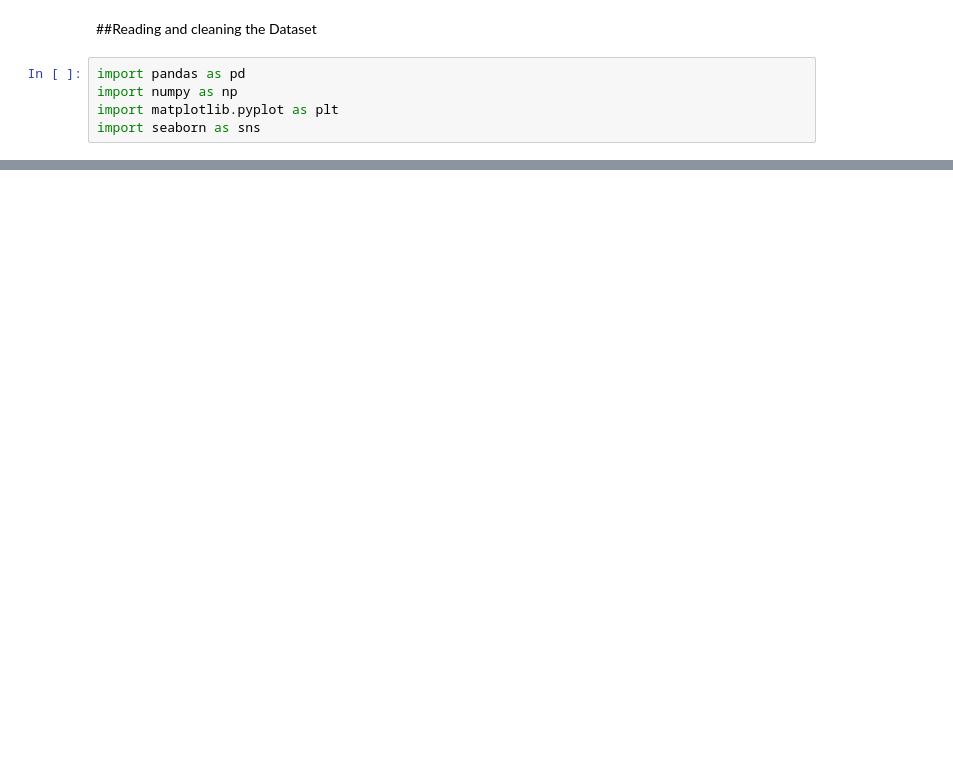
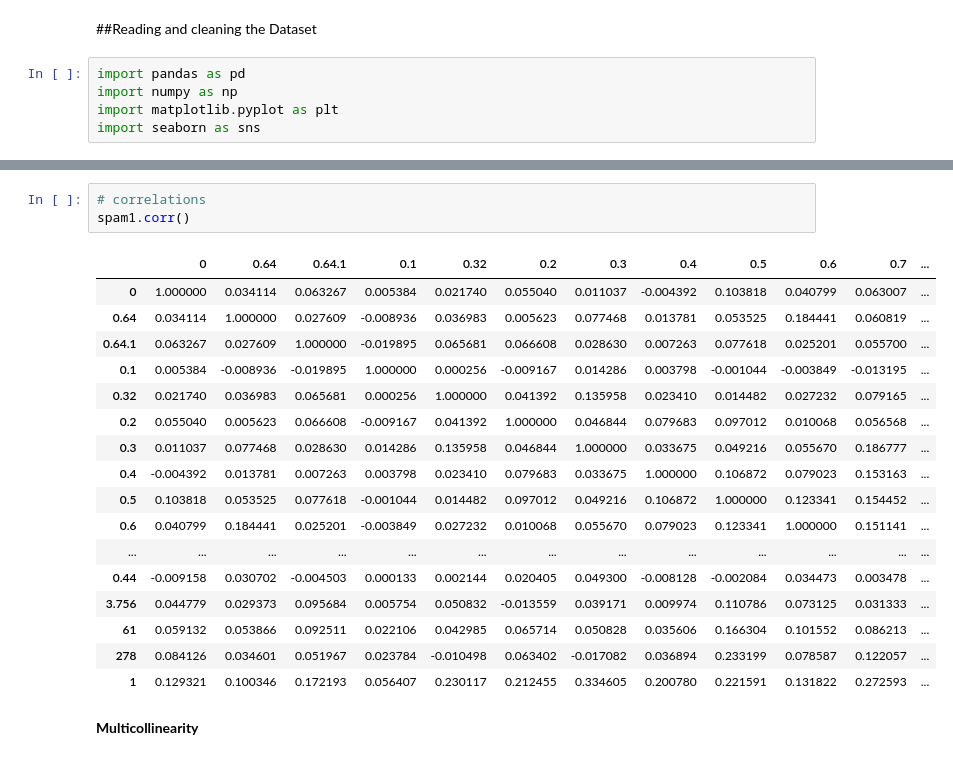
Before and after one commit to abdullatif14/KNN-and-Naive-Bayes-week9, a Jupyter notebook: Naive_Bayes.ipynb, the cells around one changed output, grey strips where cells are left out. Saved outputs shown, nothing was run; the diff lists cells and outputs as text; blank space fills up the shorter version.

```diff
--- a/Naive_Bayes.ipynb
+++ b/Naive_Bayes.ipynb
@@ -19,0 +180,23 @@ df.head()
+# %%
+# correlations
+spam1.corr()
+# %% [output]
+|  | 0 | 0.64 | 0.64.1 | 0.1 | 0.32 | 0.2 | 0.3 | 0.4 | 0.5 | 0.6 | 0.7 | ... |
+| 0 | 1.000000 | 0.034114 | 0.063267 | 0.005384 | 0.021740 | 0.055040 | 0.011037 | -0.004392 | 0.103818 | 0.040799 | 0.063007 | ... |
+| 0.64 | 0.034114 | 1.000000 | 0.027609 | -0.008936 | 0.036983 | 0.005623 | 0.077468 | 0.013781 | 0.053525 | 0.184441 | 0.060819 | ... |
+| 0.64.1 | 0.063267 | 0.027609 | 1.000000 | -0.019895 | 0.065681 | 0.066608 | 0.028630 | 0.007263 | 0.077618 | 0.025201 | 0.055700 | ... |
+| 0.1 | 0.005384 | -0.008936 | -0.019895 | 1.000000 | 0.000256 | -0.009167 | 0.014286 | 0.003798 | -0.001044 | -0.003849 | -0.013195 | ... |
+| 0.32 | 0.021740 | 0.036983 | 0.065681 | 0.000256 | 1.000000 | 0.041392 | 0.135958 | 0.023410 | 0.014482 | 0.027232 | 0.079165 | ... |
+| 0.2 | 0.055040 | 0.005623 | 0.066608 | -0.009167 | 0.041392 | 1.000000 | 0.046844 | 0.079683 | 0.097012 | 0.010068 | 0.056568 | ... |
+| 0.3 | 0.011037 | 0.077468 | 0.028630 | 0.014286 | 0.135958 | 0.046844 | 1.000000 | 0.033675 | 0.049216 | 0.055670 | 0.186777 | ... |
+| 0.4 | -0.004392 | 0.013781 | 0.007263 | 0.003798 | 0.023410 | 0.079683 | 0.033675 | 1.000000 | 0.106872 | 0.079023 | 0.153163 | ... |
+| 0.5 | 0.103818 | 0.053525 | 0.077618 | -0.001044 | 0.014482 | 0.097012 | 0.049216 | 0.106872 | 1.000000 | 0.123341 | 0.154452 | ... |
+| 0.6 | 0.040799 | 0.184441 | 0.025201 | -0.003849 | 0.027232 | 0.010068 | 0.055670 | 0.079023 | 0.123341 | 1.000000 | 0.151141 | ... |
+| ... | ... | ... | ... | ... | ... | ... | ... | ... | ... | ... | ... | ... |
+| 0.44 | -0.009158 | 0.030702 | -0.004503 | 0.000133 | 0.002144 | 0.020405 | 0.049300 | -0.008128 | -0.002084 | 0.034473 | 0.003478 | ... |
+| 3.756 | 0.044779 | 0.029373 | 0.095684 | 0.005754 | 0.050832 | -0.013559 | 0.039171 | 0.009974 | 0.110786 | 0.073125 | 0.031333 | ... |
+| 61 | 0.059132 | 0.053866 | 0.092511 | 0.022106 | 0.042985 | 0.065714 | 0.050828 | 0.035606 | 0.166304 | 0.101552 | 0.086213 | ... |
+| 278 | 0.084126 | 0.034601 | 0.051967 | 0.023784 | -0.010498 | 0.063402 | -0.017082 | 0.036894 | 0.233199 | 0.078587 | 0.122057 | ... |
+| 1 | 0.129321 | 0.100346 | 0.172193 | 0.056407 | 0.230117 | 0.212455 | 0.334605 | 0.200780 | 0.221591 | 0.131822 | 0.272593 | ... |
+# %% [markdown]
+**Multicollinearity**
```
Also changed, not shown: parts of 61 cells of this notebook.
